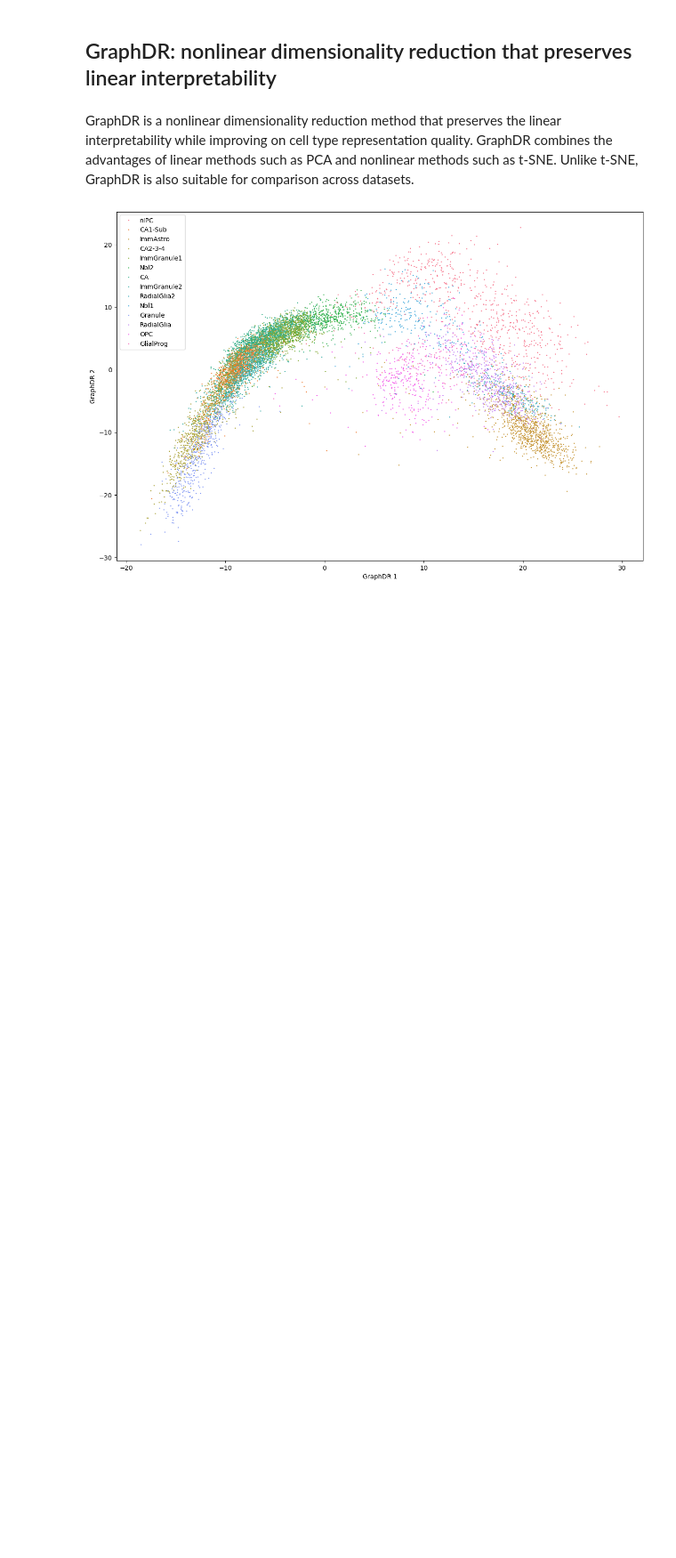
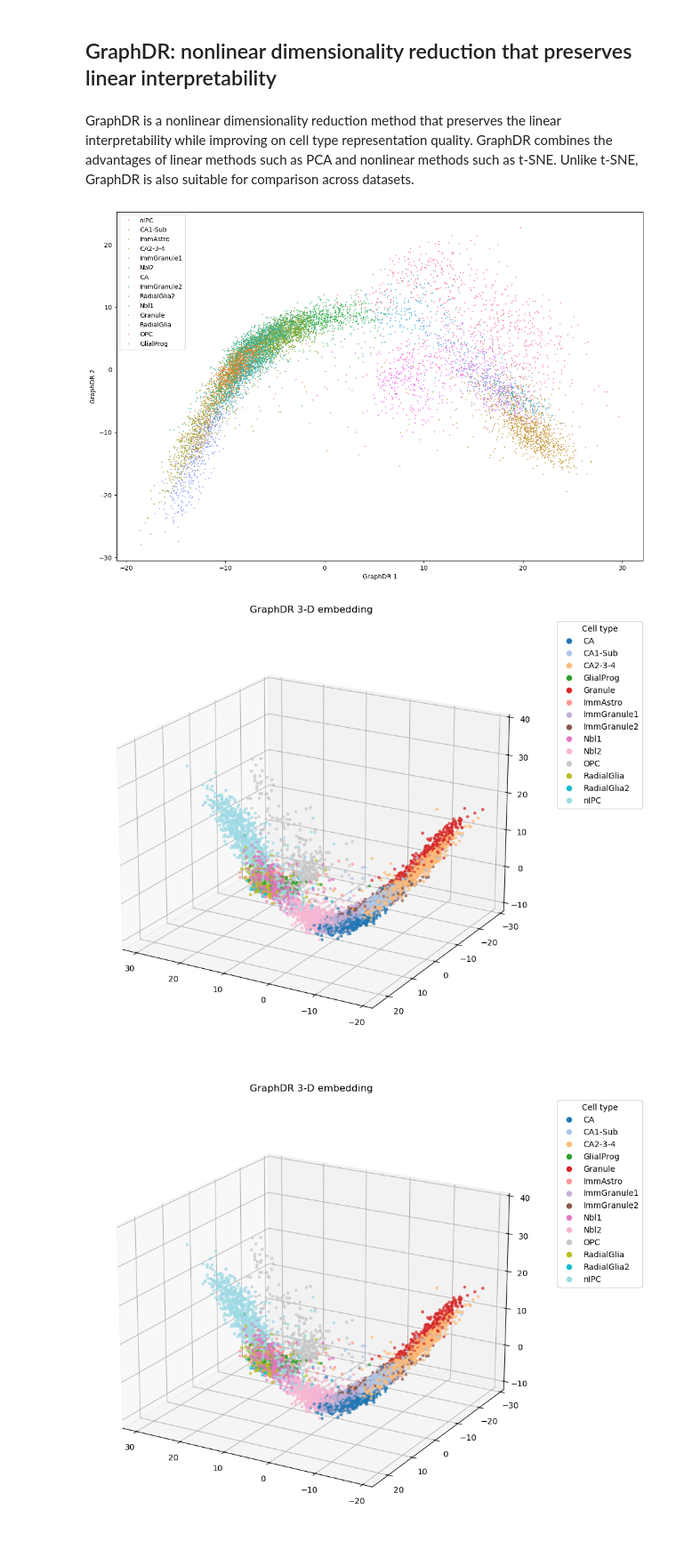
Before and after one commit to UTSW-Software-Engineering-Course-2025/Mouule_1_Yi, a Jupyter notebook: GraphDR/GraphDR_test.ipynb, the cells around one changed output. Shown at 89% size. Cells and saved outputs as stored; diff of their text form; code cells hidden in the pictures; blank space fills up the shorter version.

Commit message:
deep graph dr

```diff
--- a/GraphDR/GraphDR_test.ipynb
+++ b/GraphDR/GraphDR_test.ipynb
@@ -88,3 +91,38 @@ plt.ylabel('GraphDR 2')
 plt.show()
 # %% [output]
 [figure]
+# %%
+from mpl_toolkits.mplot3d import Axes3D
+def plot_graphdr_scatter_3d(Z, labels, elev=20, azim=120):
+
+    labels = np.asarray(labels)
+
+    unique_labels = np.unique(labels)
+    label2idx = {lab: idx for idx, lab in enumerate(unique_labels)}
+    idx_array = np.vectorize(label2idx.get)(labels)   # (N,) int
+    n_colors = len(unique_labels)
+    cmap = plt.cm.get_cmap('tab20' if n_colors > 10 else 'tab10', n_colors)
+
+    fig = plt.figure(figsize=(10, 8))
+    ax = fig.add_subplot(111, projection="3d")
+    ax.scatter(Z[:, 0], Z[:, 1], Z[:, 2],
+                    c=idx_array, cmap=cmap, s=8, alpha=0.65)
+
+    handles = [plt.Line2D([], [], marker='o', linestyle='',
+                          color=cmap(label2idx[lab]),
+                          label=str(lab), markersize=6)
+               for lab in unique_labels]
+    ax.legend(handles=handles, bbox_to_anchor=(1.05, 1),
+              loc="upper left", title="Cell type")
+    ax.set_title("GraphDR 3-D embedding")
+    ax.view_init(elev=elev, azim=azim)
+    plt.tight_layout()
+    plt.show()
+    return fig
+# %%
+
+graphdr_data_3D  = graphdr(pca_data, n_neighbors=15, lambda_reg=0.01, N_Components=3)
+plot_graphdr_scatter_3d(graphdr_data_3D, anno)
+# %% [output]
+[figure, added]
+[figure, added]
```
Also changed, not shown: parts of 1 cell of this notebook, 4 other files.
